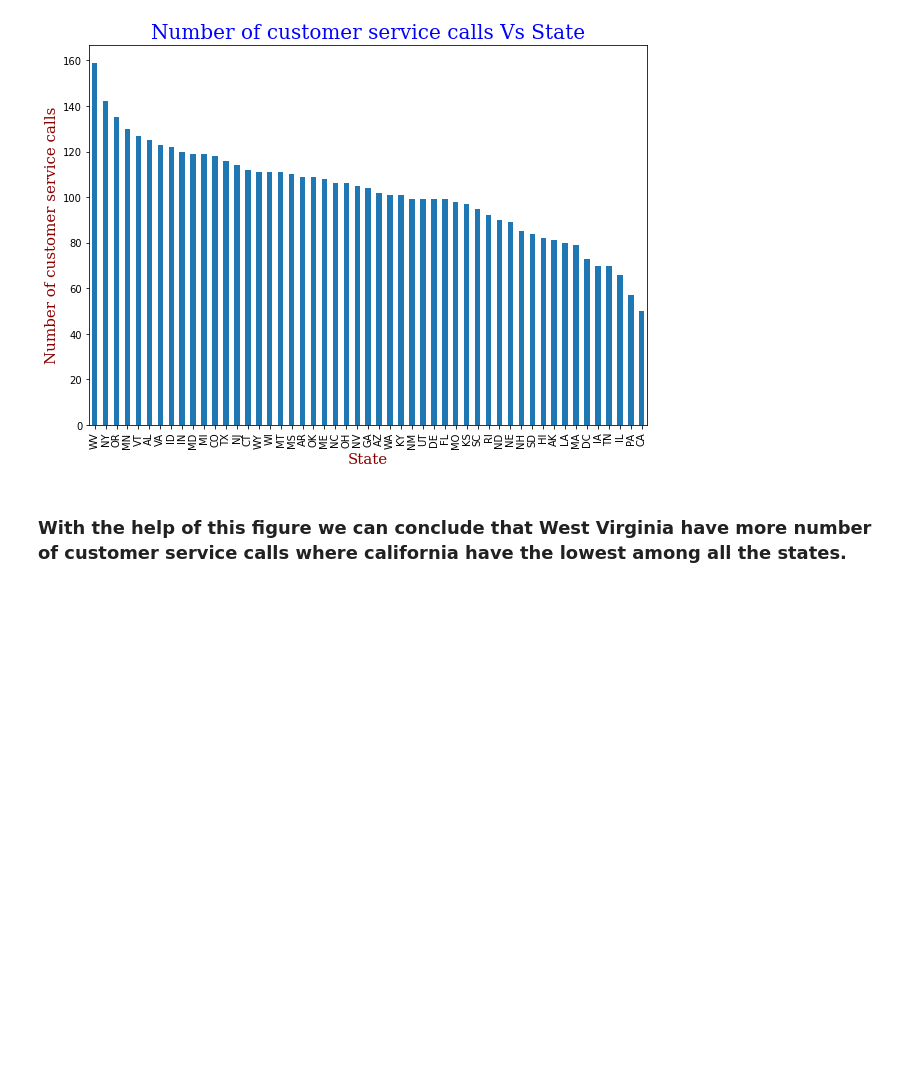
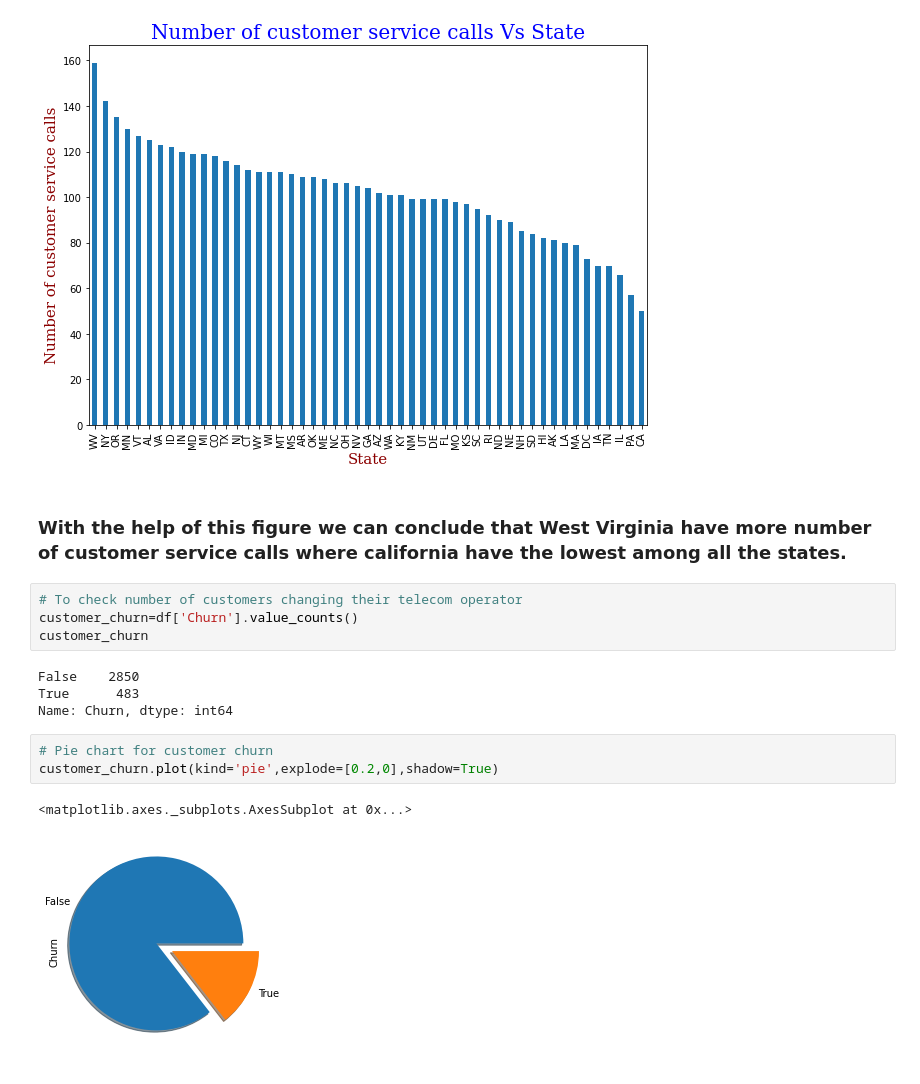
Before and after one commit to Gauravgade3/Telecom-Churn-Analysis, a Jupyter notebook: Telecom_Churn_Analysis_.ipynb, the cells around one changed output. Cells and saved outputs as stored; diff of their text form; blank space fills up the shorter version.

```diff
--- a/Telecom_Churn_Analysis_.ipynb
+++ b/Telecom_Churn_Analysis_.ipynb
@@ -703,3 +703,17 @@ Text(0.5, 0, 'State')
 [figure]
 # %% [markdown]
 ### **With the help of this figure we can conclude that West Virginia have more number of customer service calls where california have the lowest among all the states.**
+# %%
+# To check number of customers changing their telecom operator
+customer_churn=df['Churn'].value_counts()
+customer_churn
+# %% [output]
+False    2850
+True      483
+Name: Churn, dtype: int64
+# %%
+# Pie chart for customer churn
+customer_churn.plot(kind='pie',explode=[0.2,0],shadow=True)
+# %% [output]
+<matplotlib.axes._subplots.AxesSubplot at 0x...>
+[figure, added]
```
Also changed, not shown: parts of 10 cells of this notebook.
